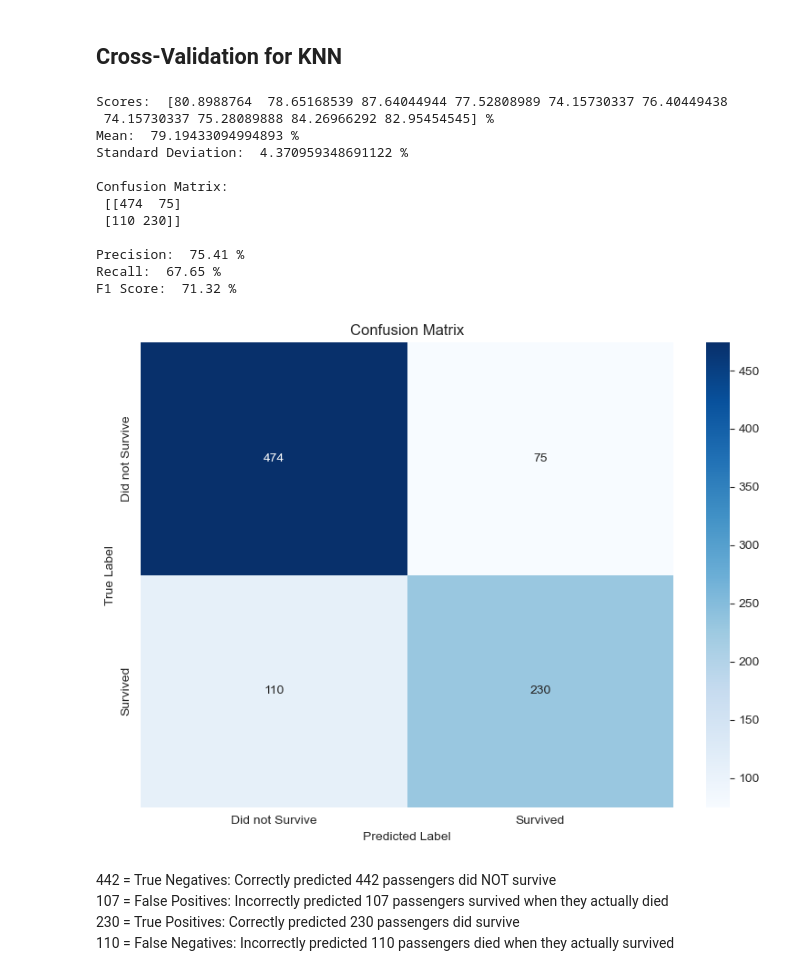
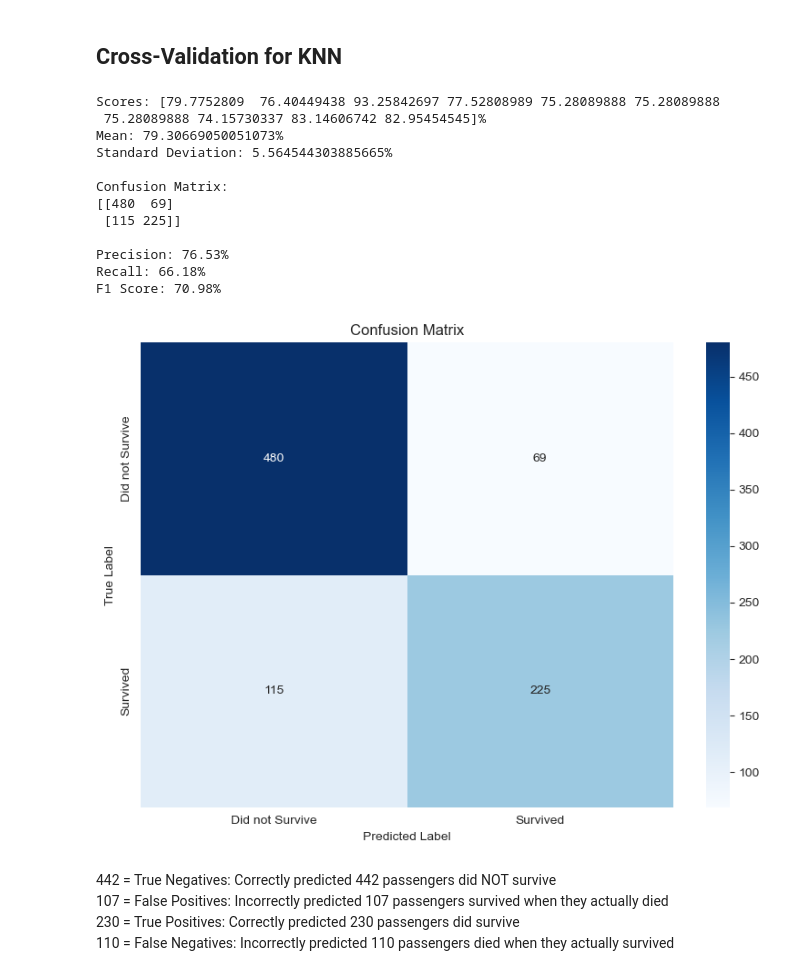
Before and after one commit to youngshayan/Machine-learning-and-AI, a Jupyter notebook: TITANIC MODEL/titanic.ipynb, the cells around one changed output. Drawn from its saved outputs; the diff is of its cells as text; code cells hidden in the pictures.

```diff
--- a/TITANIC MODEL/titanic.ipynb
+++ b/TITANIC MODEL/titanic.ipynb
@@ -720,51 +709,38 @@ print(f'\nModel Accuracy: {knn_acc *100:.2f}%')
 Model Accuracy: 84.00%
 # %% [markdown]
 ## Cross-Validation for KNN
-# %%
-scores = cross_val_score(KNeighborsClassifier(), X_train, y_train, cv=kf, scoring='accuracy')
-
-mean_acc_knn = scores.mean()*100
-
-print('Scores: ', scores*100, '%')
-print('Mean: ', mean_acc_knn, '%')
-print('Standard Deviation: ', scores.std()*100, '%\n')
-
-pred= cross_val_predict(knn, X_train, y_train, cv=kf)
-print('Confusion Matrix: \n' ,confusion_matrix(y_train, pred),'\n')
-
-print("Precision: ", round(precision_score(y_train, pred)*100, 2),'%')
-print("Recall: ", round(recall_score(y_train, pred)*100, 2), '%')
-print('F1 Score: ', round(f1_score(y_train, pred)*100, 2), '%')
-# %% [output]
-Scores:  [80.8988764  78.65168539 87.64044944 77.52808989 74.15730337 76.40449438
- 74.15730337 75.28089888 84.26966292 82.95454545] %
-Mean:  79.19433094994893 %
-Standard Deviation:  4.370959348691122 %
-
-Confusion Matrix:
- [[474  75]
- [110 230]]
-
-Precision:  75.41 %
-Recall:  67.65 %
-F1 Score:  71.32 %
-# %%
-plt.figure(figsize=(8,6))
-cm = confusion_matrix(y_train, pred)
-sns.heatmap(cm, annot=True, fmt='d', cmap='Blues')
-plt.title('Confusion Matrix')
-plt.ylabel('True Label')
-plt.xlabel('Predicted Label')
-
-# Adding labels
-ax = plt.gca()
-ax.set_xticklabels(['Did not Survive', 'Survived'])
-ax.set_yticklabels(['Did not Survive', 'Survived'])
-
-plt.tight_layout()
-plt.show()
-# %% [output]
-[figure, removed]
+# %%
+results, pred = evaluate_model(knn, X_train, y_train)
+
+
+plt.figure(figsize=(8,6))
+cm = confusion_matrix(y_train, pred)
+sns.heatmap(cm, annot=True, fmt='d', cmap='Blues')
+plt.title('Confusion Matrix')
+plt.ylabel('True Label')
+plt.xlabel('Predicted Label')
+
+# Adding labels
+ax = plt.gca()
+ax.set_xticklabels(['Did not Survive', 'Survived'])
+ax.set_yticklabels(['Did not Survive', 'Survived'])
+
+plt.tight_layout()
+plt.show()
+# %% [output]
+Scores: [79.7752809  76.40449438 93.25842697 77.52808989 75.28089888 75.28089888
+ 75.28089888 74.15730337 83.14606742 82.95454545]%
+Mean: 79.30669050051073%
+Standard Deviation: 5.564544303885665%
+
+Confusion Matrix:
+[[480  69]
+ [115 225]]
+
+Precision: 76.53%
+Recall: 66.18%
+F1 Score: 70.98%
+[figure, added]
 # %% [markdown]
 442 = True Negatives: Correctly predicted 442 passengers did NOT survive
 107 = False Positives: Incorrectly predicted 107 passengers survived when they actually died
```
Also changed, not shown: parts of 30 cells of this notebook.
